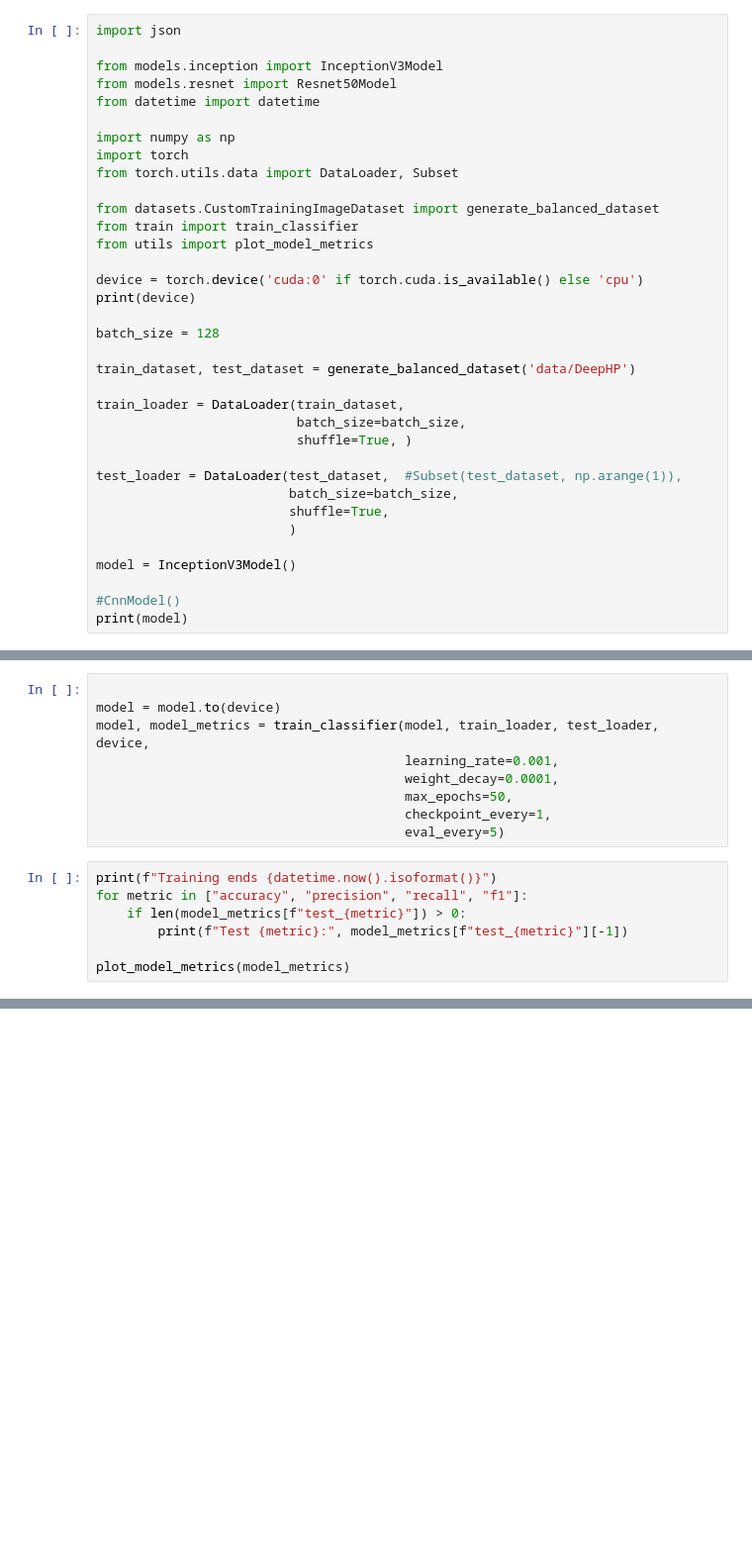
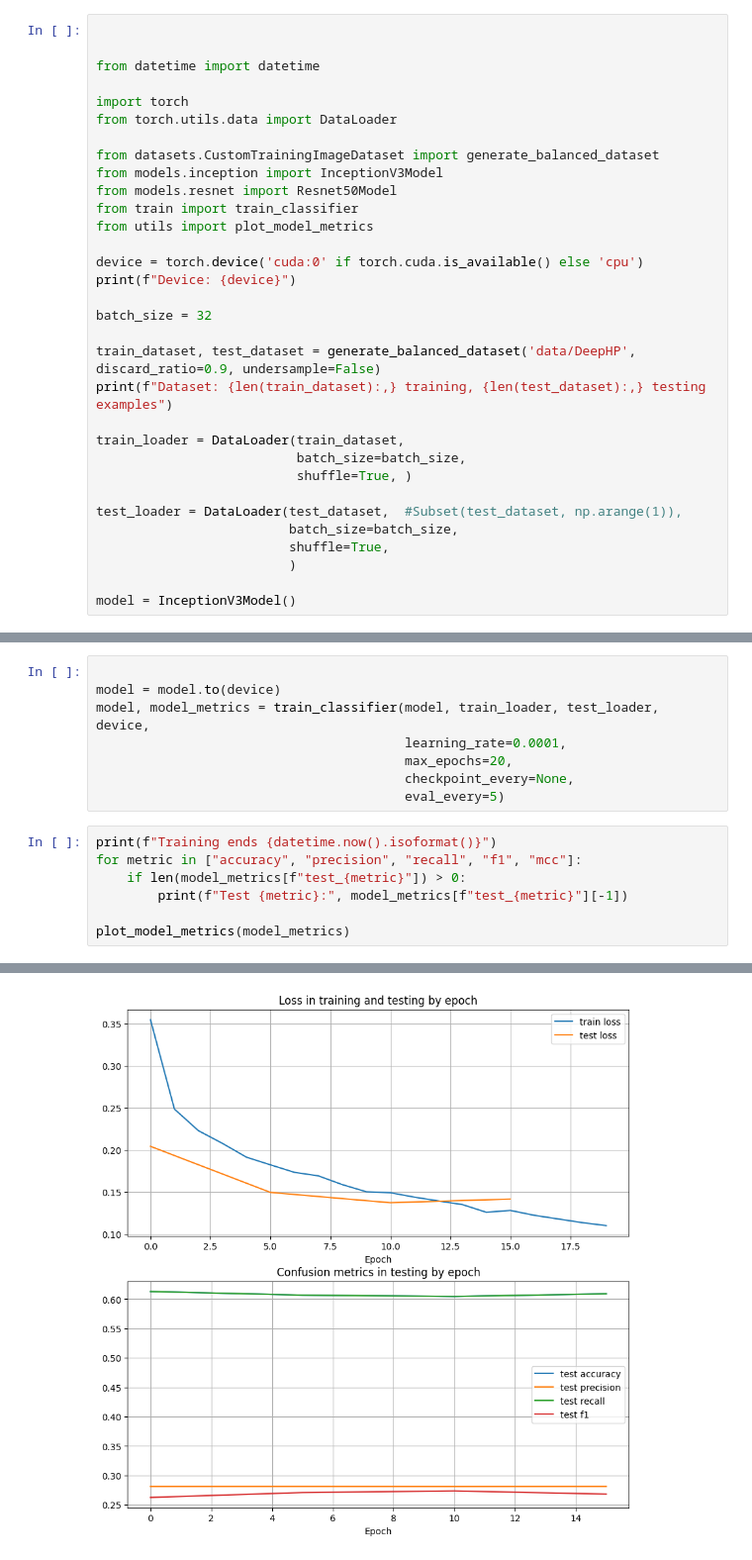
Before and after one commit to squivix/project-module, a Jupyter notebook: 02-train-classifier.ipynb, the cells around one changed output, grey strips where cells are left out. Shown at 99% size. Drawn from its saved outputs; the diff is of its cells as text; blank space fills up the shorter version.

Commit message:
adds more fc layers, adds mcc metric

```diff
--- a/02-train-classifier.ipynb
+++ b/02-train-classifier.ipynb
@@ -1,24 +1,24 @@
 # %%
-import json
 
+
+from datetime import datetime
+
+import torch
+from torch.utils.data import DataLoader
+
+from datasets.CustomTrainingImageDataset import generate_balanced_dataset
 from models.inception import InceptionV3Model
 from models.resnet import Resnet50Model
-from datetime import datetime
-
-import numpy as np
-import torch
-from torch.utils.data import DataLoader, Subset
-
-from datasets.CustomTrainingImageDataset import generate_balanced_dataset
 from train import train_classifier
 from utils import plot_model_metrics
 
 device = torch.device('cuda:0' if torch.cuda.is_available() else 'cpu')
-print(device)
+print(f"Device: {device}")
 
-batch_size = 128
+batch_size = 32
 
-train_dataset, test_dataset = generate_balanced_dataset('data/DeepHP')
+train_dataset, test_dataset = generate_balanced_dataset('data/DeepHP', discard_ratio=0.9, undersample=False)
+print(f"Dataset: {len(train_dataset):,} training, {len(test_dataset):,} testing examples")
 
 train_loader = DataLoader(train_dataset,
                           batch_size=batch_size,
@@ -30,7 +30,4 @@ test_loader = DataLoader(test_dataset,  #Subset(test_dataset, np.arange(1)),
                          )
 
 model = InceptionV3Model()
-
-#CnnModel()
-print(model)
 # %% [output]
@@ -59,15 +62,15 @@ Training starts 2024-08-29T16:48:17.417378
 
 model = model.to(device)
 model, model_metrics = train_classifier(model, train_loader, test_loader, device,
-                                        learning_rate=0.001,
-                                        weight_decay=0.0001,
-                                        max_epochs=50,
-                                        checkpoint_every=1,
+                                        learning_rate=0.0001,
+                                        max_epochs=20,
+                                        checkpoint_every=None,
                                         eval_every=5)
 # %%
 print(f"Training ends {datetime.now().isoformat()}")
-for metric in ["accuracy", "precision", "recall", "f1"]:
+for metric in ["accuracy", "precision", "recall", "f1", "mcc"]:
     if len(model_metrics[f"test_{metric}"]) > 0:
         print(f"Test {metric}:", model_metrics[f"test_{metric}"][-1])
 
 plot_model_metrics(model_metrics)
+# %% [output]
@@ -74,3 +82,4 @@ plot_model_metrics(model_metrics)
+[figure, added]
 # %%
 
 torch.save(model.state_dict(), "./model5.bin")
```
Also changed, not shown: parts of 5 cells of this notebook, 8 other files.
